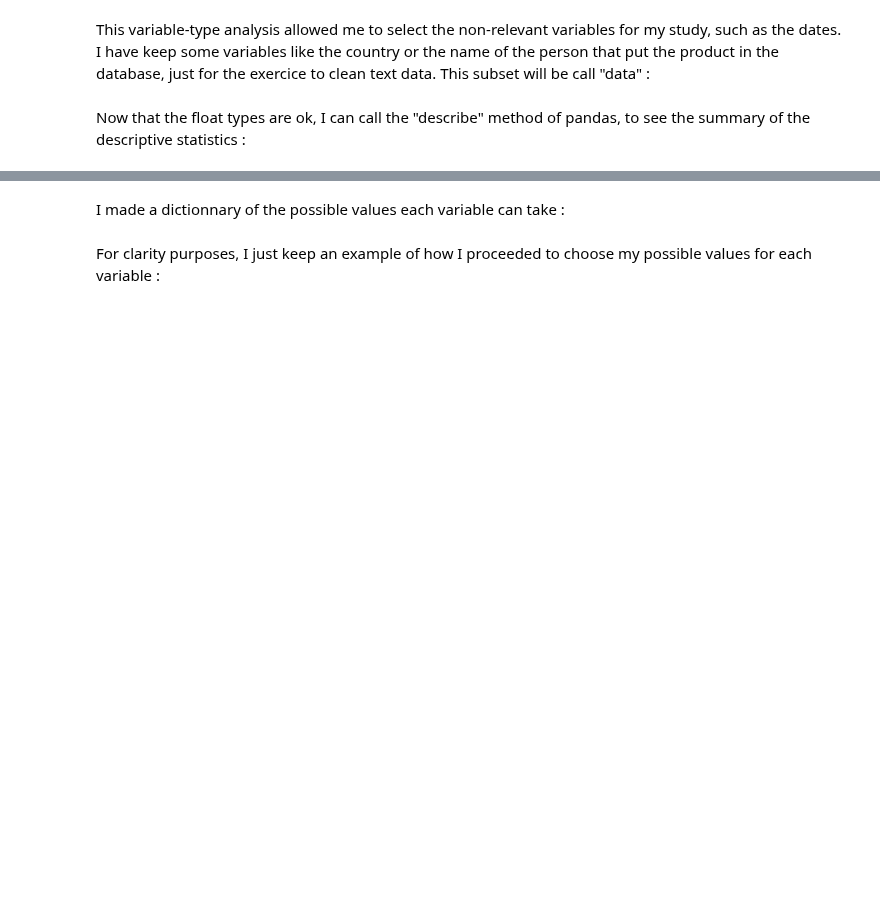
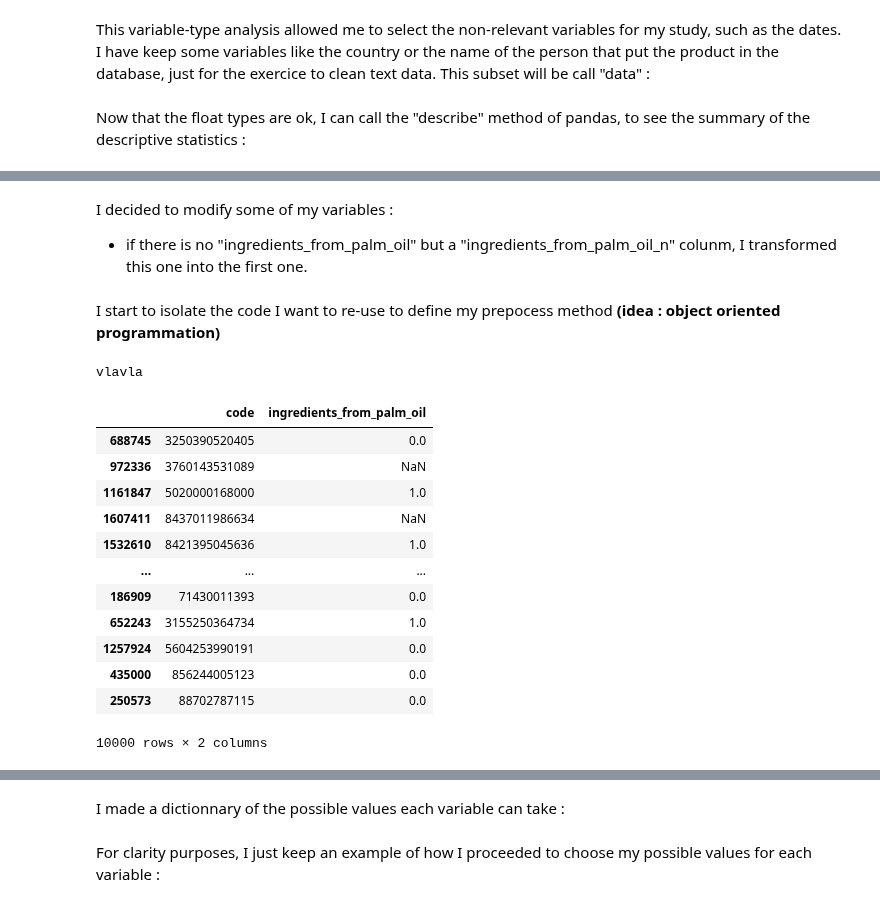
Before and after one commit to ClaireGayral/formation_openclassroom, a Jupyter notebook: P2_gayral_claire/nettoyage_data.ipynb, the cells around one changed output, grey strips where cells are left out. Drawn from its saved outputs; the diff is of its cells as text; code cells hidden in the pictures; blank space fills up the shorter version.

Commit message:
reprise code pour le 'palm oil' variables : ajout de 's'il y a deja la varible, alors remplir les donnees manquantes avec la colone '_n'

```diff
--- a/P2_gayral_claire/nettoyage_data.ipynb
+++ b/P2_gayral_claire/nettoyage_data.ipynb
@@ -252,0 +251,3 @@ We need to check if there are :
+# %% [markdown]
+I decided to modify some of my variables :
+* if there is no "ingredients_from_palm_oil" but a "ingredients_from_palm_oil_n" colunm, I transformed this one into the first one.
@@ -252,0 +282,19 @@ We need to check if there are :
+# %% [markdown]
+I start to isolate the code I want to re-use to define my prepocess method **(idea : object oriented programmation)**
+# %%
+def preprocess_data(data):
+    if "ingredients_from_palm_oil_n" in data.columns :
+        data.at[data["ingredients_from_palm_oil_n"] > 0, "ingredients_from_palm_oil_n"] = 1
+        if ("ingredients_from_palm_oil" in data.columns) :
+            data['ingredients_from_palm_oil'].fillna(data['ingredients_from_palm_oil_n'], inplace=True)
+            data.drop("ingredients_from_palm_oil_n", inplace = True, axis = 1)
+            print("vlavla")
+        else :
+            data.rename(columns={"ingredients_from_palm_oil_n":"ingredients_from_palm_oil"}, inplace=True)
+            print("vlivli")
+# data2 = data.copy()
+# data2.at[:,"ingredients_from_palm_oil"] = np.where(data2["nutrition-score-fr_100g"]<0,0,np.nan)
+# data2.at[data2["nutrition-score-fr_100g"]>20,"ingredients_from_palm_oil"] = 1
+preprocess_data(data)
+# %% [output]
+vlavla
@@ -252,0 +310,16 @@ We need to check if there are :
+# %%
+data2.loc[:,["code","ingredients_from_palm_oil"]]
+# %% [output]
+|  | code | ingredients_from_palm_oil |
+| 688745 | 3250390520405 | 0.0 |
+| 972336 | 3760143531089 | NaN |
+| 1161847 | 5020000168000 | 1.0 |
+| 1607411 | 8437011986634 | NaN |
+| 1532610 | 8421395045636 | 1.0 |
+| ... | ... | ... |
+| 186909 | 71430011393 | 0.0 |
+| 652243 | 3155250364734 | 1.0 |
+| 1257924 | 5604253990191 | 0.0 |
+| 435000 | 856244005123 | 0.0 |
+| 250573 | 88702787115 | 0.0 |
+10000 rows × 2 columns
```
Also changed, not shown: parts of 25 cells of this notebook.
